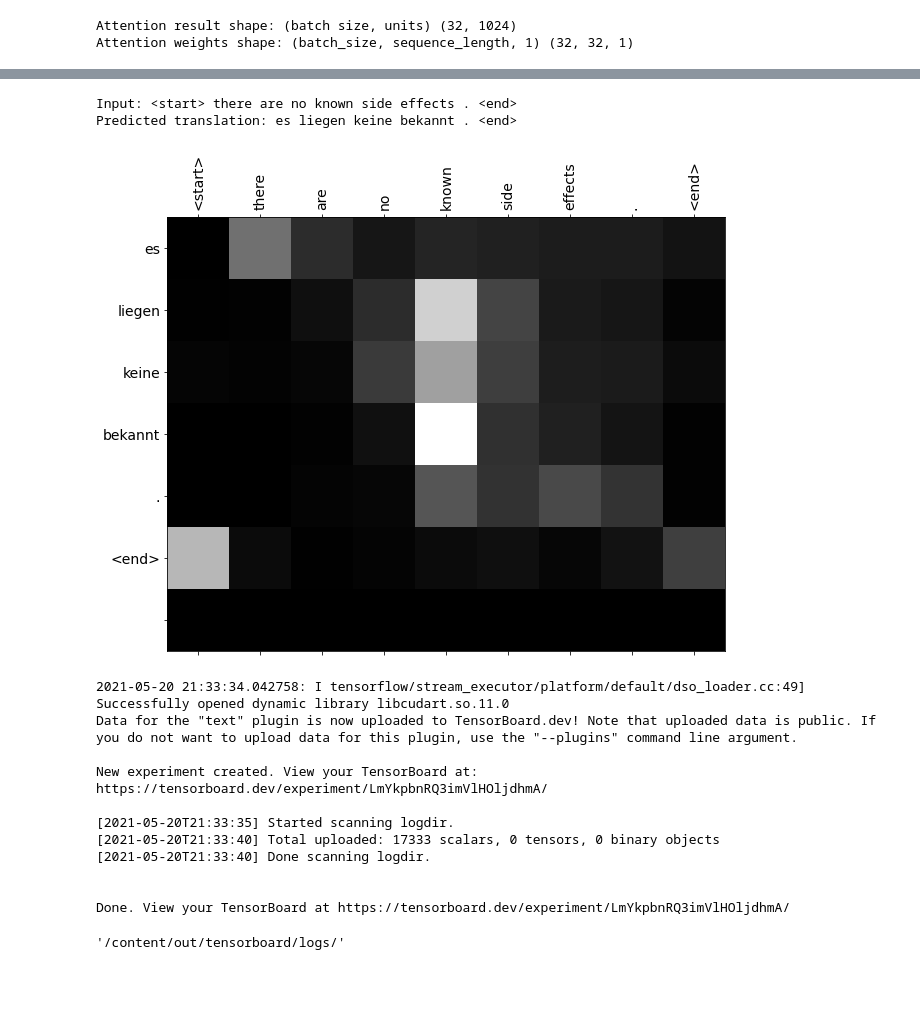
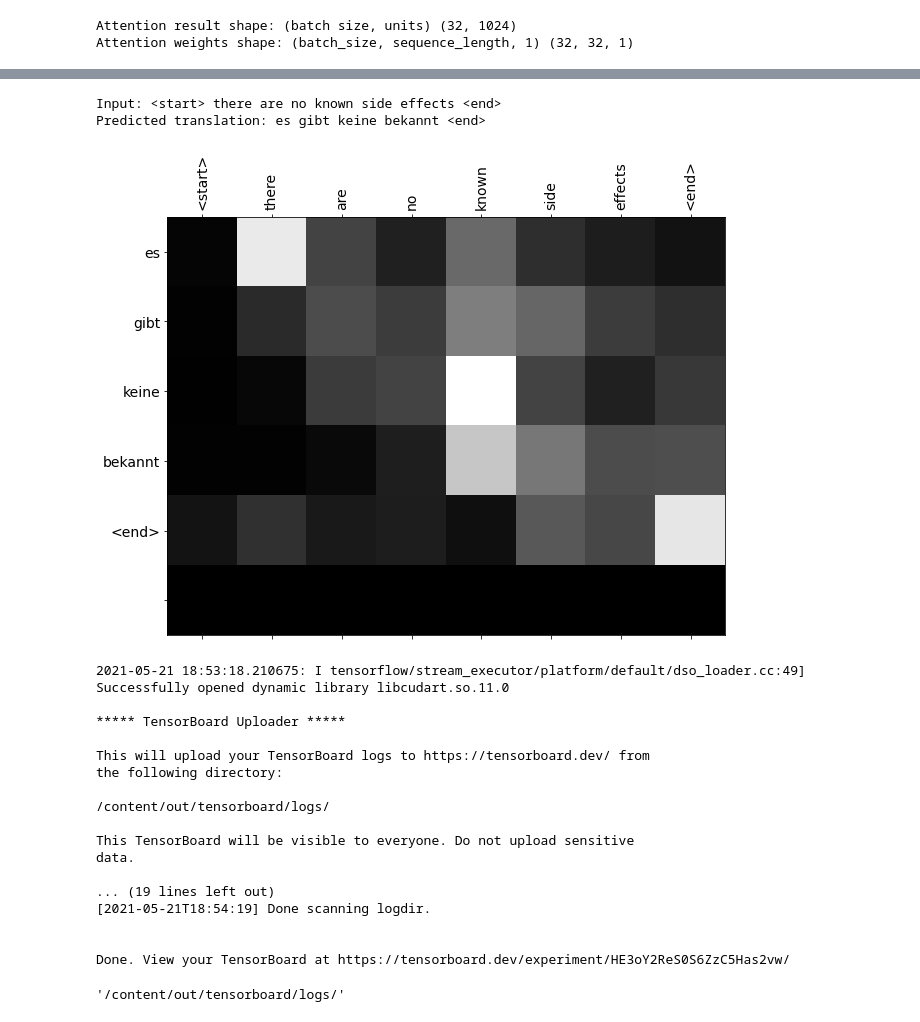
Before and after one commit to kartik727/neural-machine-translation, a Jupyter notebook: Seq2Seq_with_attention.ipynb, the cells around one changed output, grey strips where cells are left out. Saved outputs shown, nothing was run; the diff lists cells and outputs as text; code cells hidden in the pictures; blank space fills up the shorter version.

Commit message:
Trained on 25% data with LSTM

```diff
--- a/Seq2Seq_with_attention.ipynb
+++ b/Seq2Seq_with_attention.ipynb
@@ -51,6 +44,7 @@ config_dict = {
         'attention_dropout' : 0.,
         'n_units' : 1024,
         'batch_size' : 32,
+        'recurrent_cell' : 'LSTM'
     },
     'languages' : {
         'input' : {
@@ -66,21 +60,22 @@ config_dict = {
     },
     'data' : {
         'dataset_name' : 'opus',
-        'load_pcnt' : 5,
+        'load_pcnt' : 20,
         'shuffle' : True
     },
     'preprocessing' : {
         'start_token' : '<start>',
         'end_token' : '<end>',
         'oov_token' : '<unk>',
-        'padding' : 'post'
+        'padding' : 'post',
+        'tokenizer_fit_pcnt' : 30
     },
     'training' : {
-        'epochs' : 10
+        'epochs' : 1
     },
     'logging' : {
-        'dir' : '/content/out/tensorboard/logs/'
-        'name' : 'seq2seq machine translation'
+        'dir' : '/content/out/tensorboard/logs/',
+        'name' : 'seq2seq machine translation',
         'description' : 'NMT using seq2seq model with attention'
     }
 }
@@ -254,15 +287,19 @@ Attention result shape: (batch size, units) (32, 1024)
 Attention weights shape: (batch_size, sequence_length, 1) (32, 32, 1)
 # %%
 class Decoder(tf.keras.Model):
-  def __init__(self, vocab_size, embedding_dim, dec_units, batch_sz):
+  def __init__(self, recurrent_cell, vocab_size, embedding_dim, dec_units, batch_sz):
     super(Decoder, self).__init__()
     self.batch_sz = batch_sz
     self.dec_units = dec_units
     self.embedding = tf.keras.layers.Embedding(vocab_size, embedding_dim)
+    self.recurrent_cell = recurrent_cell
     self.gru = tf.keras.layers.GRU(self.dec_units,
                                    return_sequences=True,
                                    return_state=True,
                                    recurrent_initializer='glorot_uniform')
+    self.lstm = tf.keras.layers.LSTM(self.dec_units,
+                                     return_sequences=True,
+                                     return_state=True)
     self.fc = tf.keras.layers.Dense(vocab_size)
 
     # used for attention
@@ -278,8 +315,13 @@ class Decoder(tf.keras.Model):
     # x shape after concatenation == (batch_size, 1, embedding_dim + hidden_size)
     x = tf.concat([tf.expand_dims(context_vector, 1), x], axis=-1)
 
-    # passing the concatenated vector to the GRU
-    output, state = self.gru(x)
+    if self.recurrent_cell=='GRU':
+        # passing the concatenated vector to the GRU
+        output, state = self.gru(x)
+    elif self.recurrent_cell=='LSTM':
+        output, state, _ = self.lstm(x)
+    else:
+        raise Exception('Invalid recurrent cell')
 
     # output shape == (batch_size * 1, hidden_size)
     output = tf.reshape(output, (-1, output.shape[2]))
@@ -289,7 +331,7 @@ class Decoder(tf.keras.Model):
 
     return x, state, attention_weights
 # %%
-decoder = Decoder(vocab_target_size, config.model.embedding_size, config.model.n_units, config.model.batch_size)
+decoder = Decoder(config.model.recurrent_cell, vocab_target_size, config.model.embedding_size, config.model.n_units, config.model.batch_size)
 
 sample_decoder_output, _, _ = decoder(tf.random.uniform((config.model.batch_size, 1)),
                                       sample_hidden, sample_output)
@@ -366,8 +416,8 @@ for epoch in range(config.training.epochs):
 
     logger.log_scalar('total_loss', total_loss, step=epoch)
     # saving (checkpoint) the model every 2 epochs
-    if (epoch + 1) % 2 == 0:
-        checkpoint.save(file_prefix=checkpoint_prefix)
+    # if (epoch + 1) % 2 == 0:
+    checkpoint.save(file_prefix=checkpoint_prefix)
 
     print(f'Epoch {epoch+1} Loss {total_loss/steps_per_epoch:.4f}')
     print(f'Time taken for 1 epoch {time.time()-start:.2f} sec\n')
@@ -457,28 +507,34 @@ def translate(sentence):
                                     :len(sentence.split(' '))]
     plot_attention(attention_plot, sentence.split(' '), result.split(' '))
 # %%
-translate('There are no known side-effects.')
+translate('There are no known side effects')
 # %% [output]
-Input: <start> there are no known side effects . <end>
-Predicted translation: es liegen keine bekannt . <end>
+Input: <start> there are no known side effects <end>
+Predicted translation: es gibt keine bekannt <end>
-[figure, old version]
+[figure, new version]
 # %%
-!tensorboard dev upload --logdir "/content/out/tensorboard/logs/" \
+!tensorboard dev upload --logdir {config.logging.dir} \
   --name "{config.logging.name}" \
   --description "{config.logging.description}" \
   --one_shot
 # %% [output]
-2021-05-20 21:33:34.042758: I tensorflow/stream_executor/platform/default/dso_loader.cc:49] Successfully opened dynamic library libcudart.so.11.0
-Data for the "text" plugin is now uploaded to TensorBoard.dev! Note that uploaded data is public. If you do not want to upload data for this plugin, use the "--plugins" command line argument.
+2021-05-21 18:53:18.210675: I tensorflow/stream_executor/platform/default/dso_loader.cc:49] Successfully opened dynamic library libcudart.so.11.0
 
-New experiment created. View your TensorBoard at: https://tensorboard.dev/experiment/LmYkpbnRQ3imVlHOljdhmA/
+***** TensorBoard Uploader *****
 
-[2021-05-20T21:33:35] Started scanning logdir.
-[2021-05-20T21:33:40] Total uploaded: 17333 scalars, 0 tensors, 0 binary objects
-[2021-05-20T21:33:40] Done scanning logdir.
+This will upload your TensorBoard logs to https://tensorboard.dev/ from
+the following directory:
+
+/content/out/tensorboard/logs/
+
+This TensorBoard will be visible to everyone. Do not upload sensitive
+data.
+
+... (19 lines left out)
+[2021-05-21T18:54:19] Done scanning logdir.
 
 
-Done. View your TensorBoard at https://tensorboard.dev/experiment/LmYkpbnRQ3imVlHOljdhmA/
+Done. View your TensorBoard at https://tensorboard.dev/experiment/HE3oY2ReS0S6ZzC5Has2vw/
 # %%
 config.logging.dir
 # %% [output]
```
Also changed, not shown: parts of 9 cells of this notebook.
